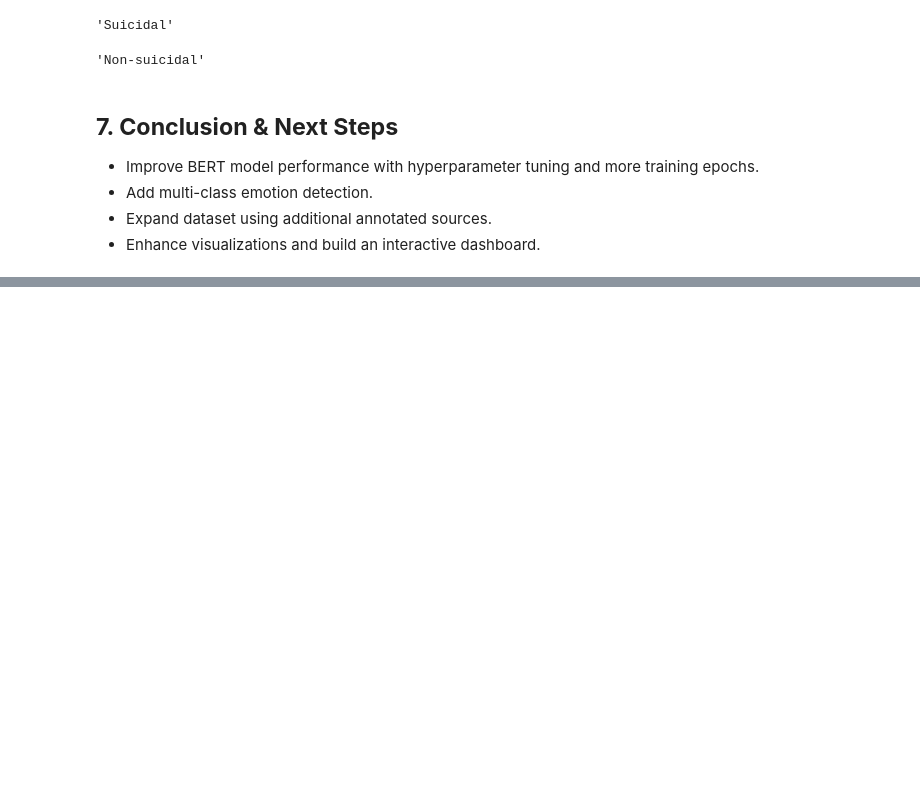
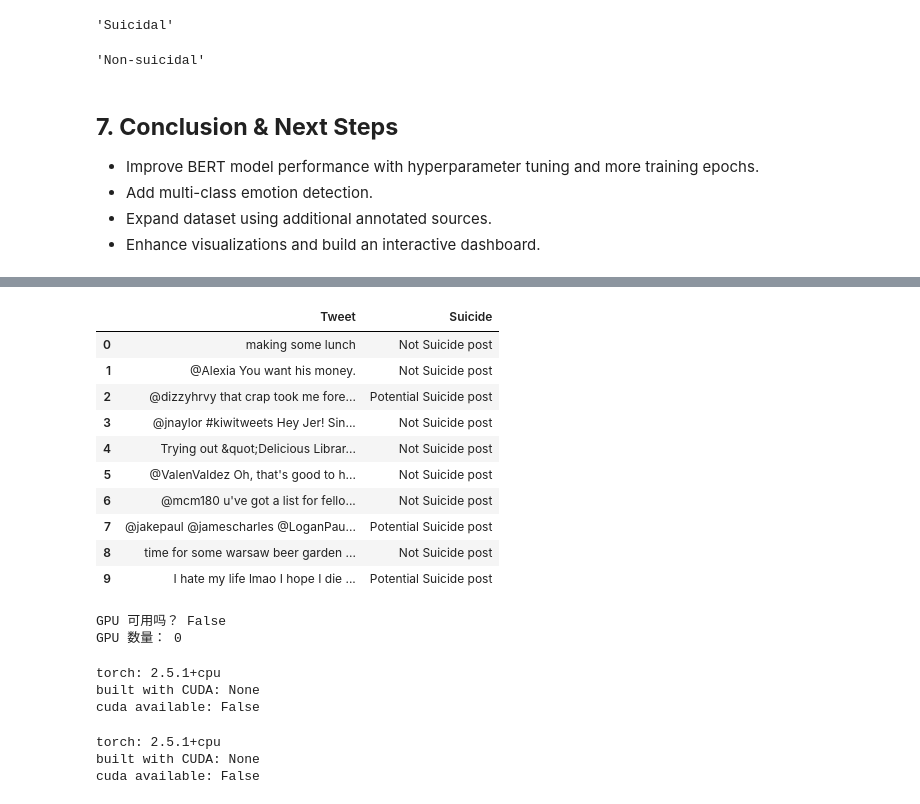
Before and after one commit to SparkFan626/gsoc2025-ai4mh, a Jupyter notebook: midterm_report.ipynb, the cells around one changed output, grey strips where cells are left out. Cells and saved outputs as stored; diff of their text form; code cells hidden in the pictures; blank space fills up the shorter version.

```diff
--- a/midterm_report.ipynb
+++ b/midterm_report.ipynb
@@ -107,0 +164,50 @@ predict_text("Today is a good day.")
+# %%
+path = "dataset/Suicide_Ideation_Dataset(Twitter-based).csv"   # 改成你的文件路径
+df = pd.read_csv(path)       # 若是TSV：pd.read_csv(path, sep="\t")
+
+# 只看前几行
+df.head(10)
+# %% [output]
+|  | Tweet | Suicide |
+| 0 | making some lunch | Not Suicide post |
+| 1 | @Alexia You want his money. | Not Suicide post |
+| 2 | @dizzyhrvy that crap took me fore... | Potential Suicide post |
+| 3 | @jnaylor #kiwitweets Hey Jer! Sin... | Not Suicide post |
+| 4 | Trying out &quot;Delicious Librar... | Not Suicide post |
+| 5 | @ValenValdez Oh, that's good to h... | Not Suicide post |
+| 6 | @mcm180 u've got a list for fello... | Not Suicide post |
+| 7 | @jakepaul @jamescharles @LoganPau... | Potential Suicide post |
+| 8 | time for some warsaw beer garden ... | Not Suicide post |
+| 9 | I hate my life lmao I hope I die ... | Potential Suicide post |
+# %%
+import torch
+print("GPU 可用吗？", torch.cuda.is_available())
+print("GPU 数量：", torch.cuda.device_count())
+if torch.cuda.is_available():
+    print("当前使用：", torch.cuda.get_device_name(0))
+# %% [output]
+GPU 可用吗？ False
+GPU 数量： 0
+# %%
+import torch
+print("torch:", torch.__version__)        # 期望看到 2.5.x+cu124
+print("built with CUDA:", torch.version.cuda)  # 期望 '12.4'
+print("cuda available:", torch.cuda.is_available())  # True
+if torch.cuda.is_available():
+    print("device:", torch.cuda.get_device_name(0))
+# %% [output]
+torch: 2.5.1+cpu
+built with CUDA: None
+cuda available: False
+# %%
+import torch
+print("torch:", torch.__version__)           # 期望 2.6.0+cu124
+print("built with CUDA:", torch.version.cuda) # 期望 '12.4'
+print("cuda available:", torch.cuda.is_available())  # 期望 True
+if torch.cuda.is_available():
+    print("device:", torch.cuda.get_device_name(0))
+    print("bf16 supported:", torch.cuda.is_bf16_supported())
+# %% [output]
+torch: 2.5.1+cpu
+built with CUDA: None
+cuda available: False
```
Also changed, not shown: parts of 3 cells of this notebook, 34 other files.
